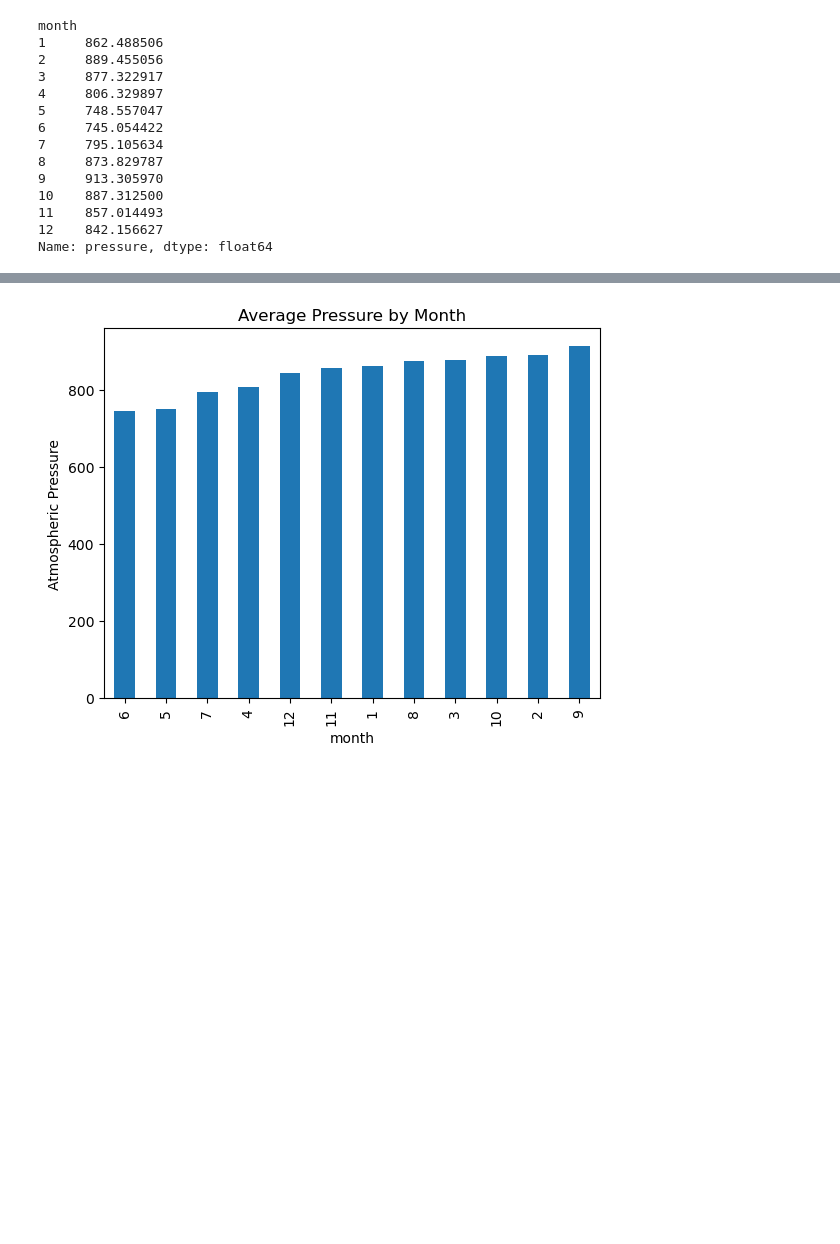
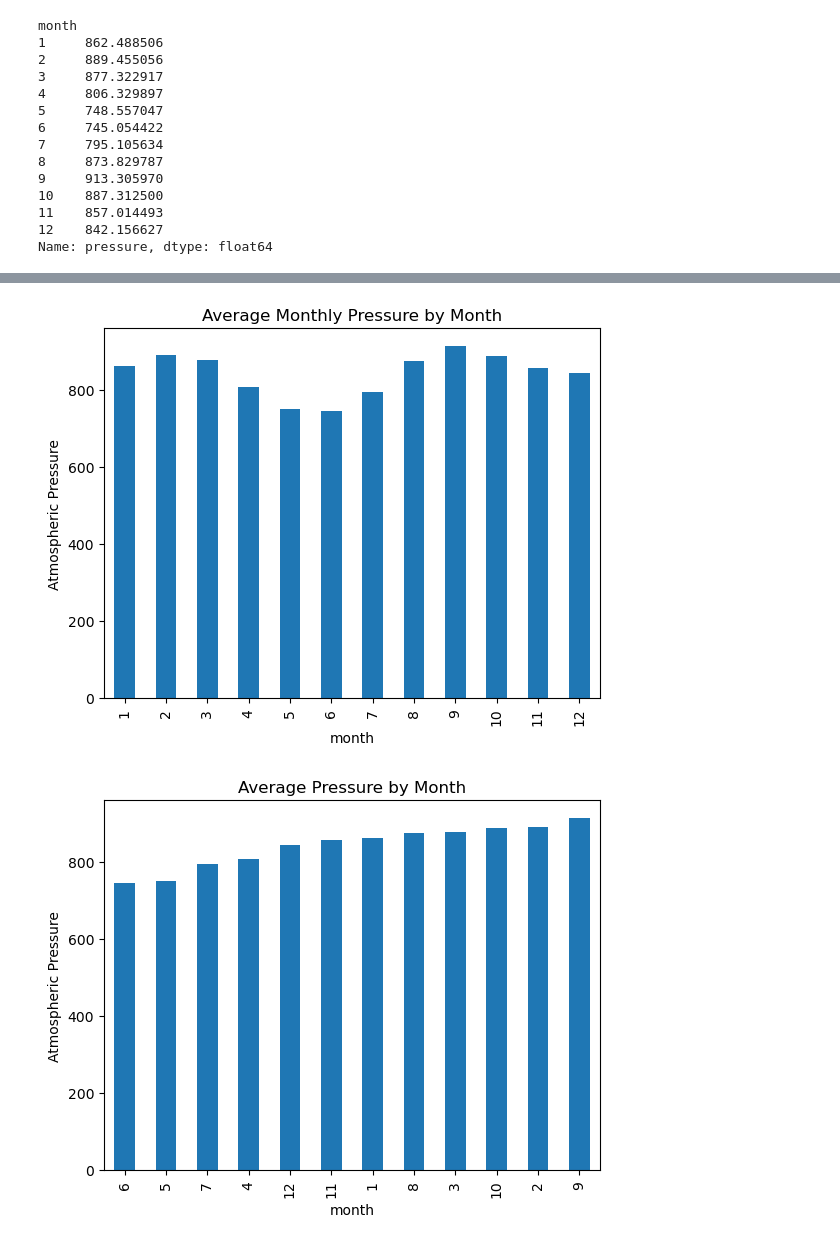
Before and after one commit to mritguru911/Module-11-Challenge-web-scraping, a Jupyter notebook: part_2_mars_weather.ipynb, the cells around one changed output, grey strips where cells are left out. Saved outputs shown, nothing was run; the diff lists cells and outputs as text; code cells hidden in the pictures; blank space fills up the shorter version.

```diff
--- a/part_2_mars_weather.ipynb
+++ b/part_2_mars_weather.ipynb
@@ -246,3 +242,17 @@ Name: pressure, dtype: float64
+# %%
+# Plot the average pressure by month
+average_pressure_by_month_sorted = data_df.groupby('month')['pressure'].mean()
+
+# Sort the data by month in ascending order
+average_pressure_by_month = average_pressure_by_month.reindex(range(1, 13))
+
+average_pressure_by_month_sorted.plot(kind='bar')
+plt.title('Average Monthly Pressure by Month')
+plt.xlabel('month')
+plt.ylabel('Atmospheric Pressure')
+plt.show()
+# %% [output]
+[figure, added]
 # %%
 # Identify the lowest and highest pressure months in Curiosity's location by sorting the previous graph
 # %% [output]
```
Also changed, not shown: parts of 1 cell of this notebook.
